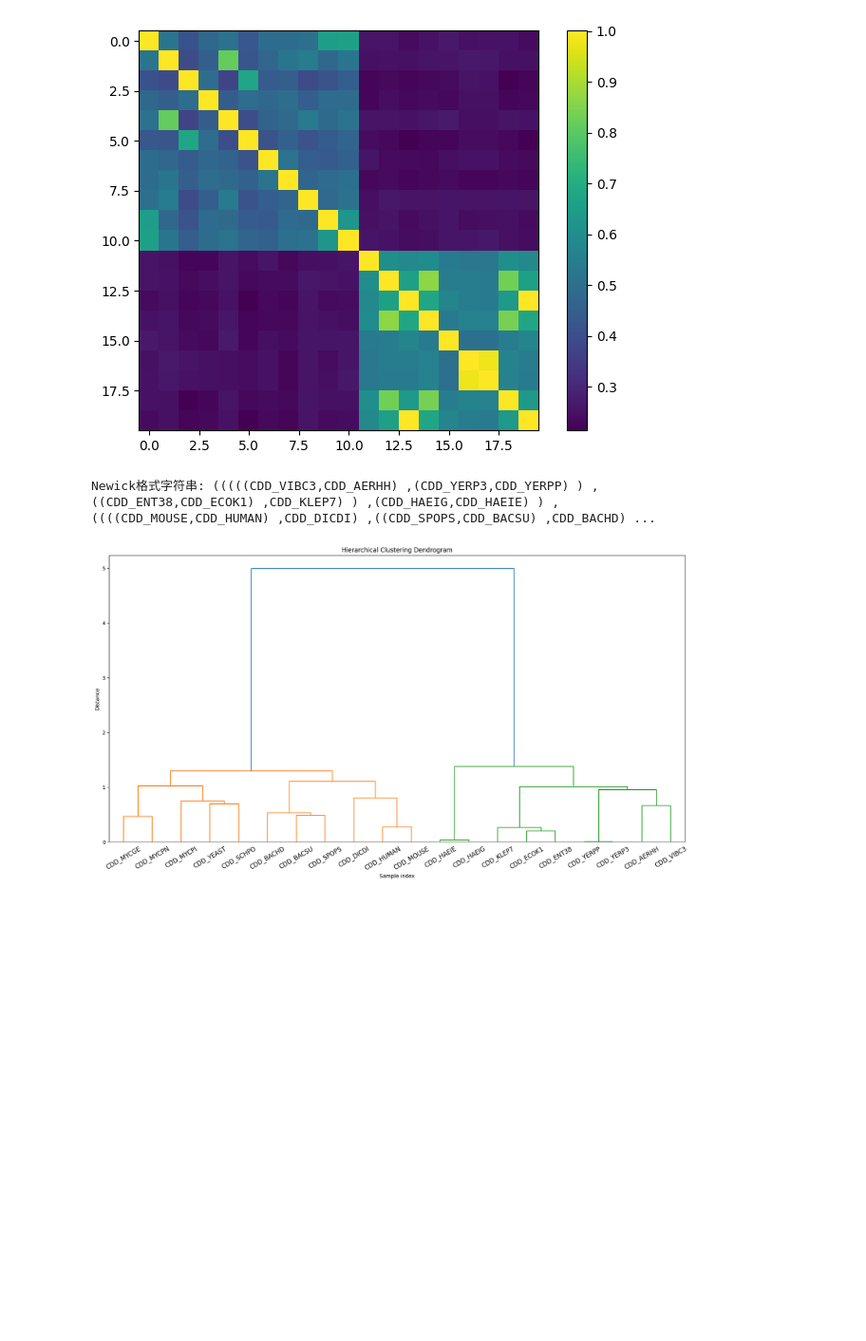
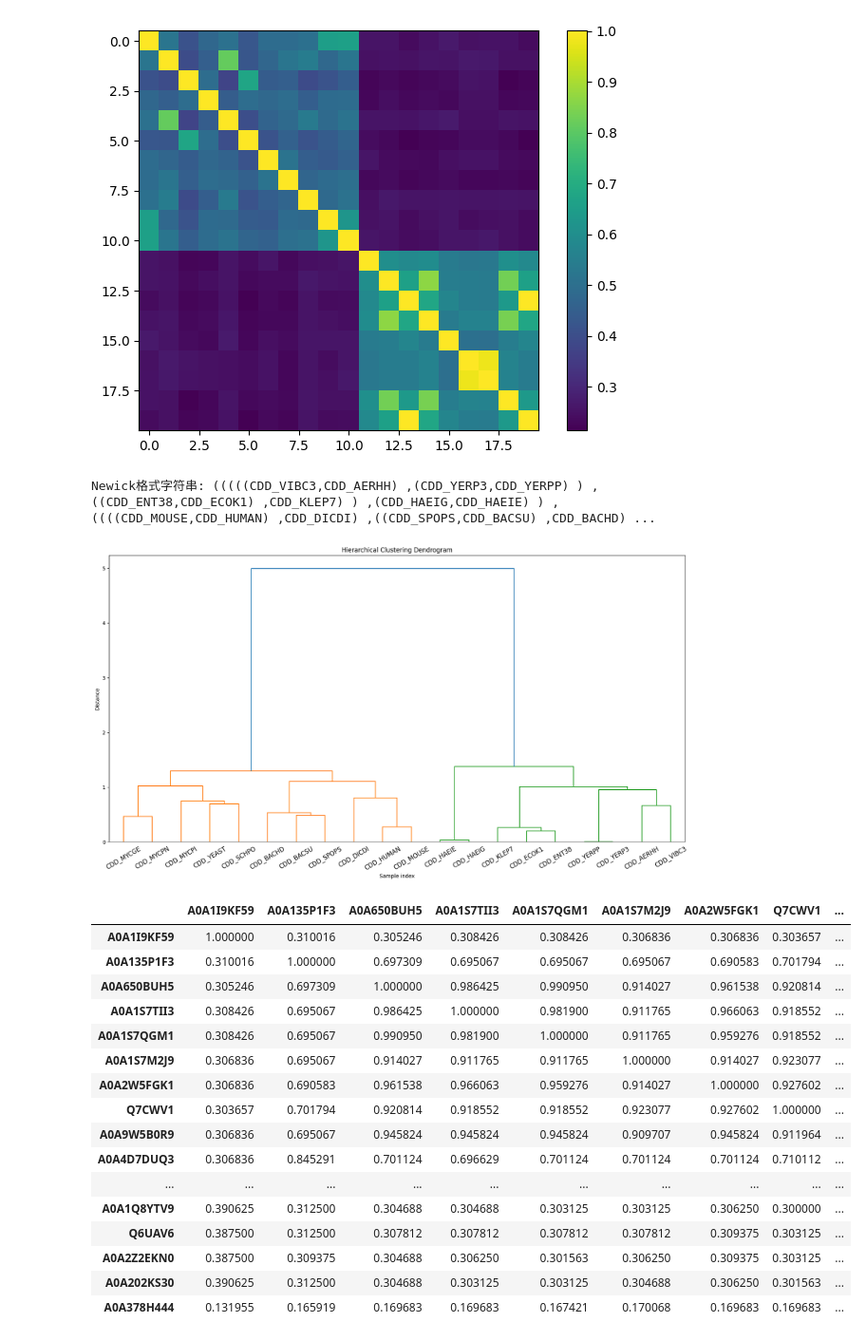
Before and after one commit to txdas/biotech, a Jupyter notebook: notebook/GEA/1.gea_cell.ipynb, the cells around one changed output. Shown at 95% size. Drawn from its saved outputs; the diff is of its cells as text; code cells hidden in the pictures; blank space fills up the shorter version.

```diff
--- a/notebook/GEA/1.gea_cell.ipynb
+++ b/notebook/GEA/1.gea_cell.ipynb
@@ -264,3 +264,88 @@ def add_legend(tree_style):
 add_legend(ts)
 # 绘制并显示树
 tree.show(tree_style=ts)
+# %%
+import numpy as np
+import pandas as pd
+import subprocess
+from Bio import pairwise2
+import tqdm
+import random
+
+random.seed(42)
+tlp = "/Users/john/data/protelomerase/{}"
+df = pd.read_excel(tlp.format("20240608.xlsx"))
+limit =60
+sequences=[ s for s in df["Sequence"].values][:limit]
+accessions=[ s for s in df["Entry"].values][:limit]
+# mpfam=dict([(v[1].uniprotId,v[1].pfam) for v in df[:limit].iterrows()])
+# 初始化相似度矩阵
+n = len(sequences)
+gnames=[v for v in df["Entry"].values][:limit]
+
+
+def simseq(i, j):
+    s1, s2 =sequences[i],sequences[j]
+    alignments = pairwise2.align.globalxx(s1, s2)
+    alignment = alignments[0]
+    score = alignment[2]
+    similarity = score / max(len(s1), len(s2))
+    return similarity
+
+
+def simpdb(i, j):
+    pdb1 = tlp.format(f"pdbs/{accessions[i]}.pdb")
+    pdb2 = tlp.format(f"pdbs/{accessions[j]}.pdb")
+    cmd = ['TMalign', pdb1, pdb2]
+    result = subprocess.run(cmd, capture_output=True, text=True)
+    output = result.stdout
+    for line in output.split('\n'):
+        if 'TM-score=' in line and 'if normalized by length of Chain_2' in line:
+            return line.strip().split()[1]
+    return 0
+
+def color_mapping(pfam):
+    # 将病毒属映射到不同的颜色
+    # 这里使用一个简单的随机颜色方案，你也可以使用其他更复杂的方案
+    return "#{:06x}".format(random.randint(0, 0xFFFFFF))
+
+
+
+similarity_matrix = np.zeros((n, n))
+
+# 计算两两之间的相似度
+for i in tqdm.tqdm(range(n)):
+    for j in range(i, n):
+        if i == j:
+            similarity_matrix[i, j] = 1.0
+        else:
+            similarity=simseq(i,j)
+            similarity_matrix[i, j] = similarity
+            similarity_matrix[j, i] = similarity
+
+# 创建pfam与颜色的映射关系
+# pfam_colors = {pfam: color_mapping(pfam) for pfam in set(mpfam.values()) if pfam}
+# unipro_colors={k:pfam_colors[mpfam[k]] for k in mpfam }
+
+# 打印相似度矩阵
+correlations = pd.DataFrame(data={gnames[i]:similarity_matrix[:][i] for i, g in enumerate(gnames)})
+correlations.index=gnames
+correlations
+# %% [output]
+|  | A0A1I9KF59 | A0A135P1F3 | A0A650BUH5 | A0A1S7TII3 | A0A1S7QGM1 | A0A1S7M2J9 | A0A2W5FGK1 | Q7CWV1 | ... |
+| A0A1I9KF59 | 1.000000 | 0.310016 | 0.305246 | 0.308426 | 0.308426 | 0.306836 | 0.306836 | 0.303657 | ... |
+| A0A135P1F3 | 0.310016 | 1.000000 | 0.697309 | 0.695067 | 0.695067 | 0.695067 | 0.690583 | 0.701794 | ... |
+| A0A650BUH5 | 0.305246 | 0.697309 | 1.000000 | 0.986425 | 0.990950 | 0.914027 | 0.961538 | 0.920814 | ... |
+| A0A1S7TII3 | 0.308426 | 0.695067 | 0.986425 | 1.000000 | 0.981900 | 0.911765 | 0.966063 | 0.918552 | ... |
+| A0A1S7QGM1 | 0.308426 | 0.695067 | 0.990950 | 0.981900 | 1.000000 | 0.911765 | 0.959276 | 0.918552 | ... |
+| A0A1S7M2J9 | 0.306836 | 0.695067 | 0.914027 | 0.911765 | 0.911765 | 1.000000 | 0.914027 | 0.923077 | ... |
+| A0A2W5FGK1 | 0.306836 | 0.690583 | 0.961538 | 0.966063 | 0.959276 | 0.914027 | 1.000000 | 0.927602 | ... |
+| Q7CWV1 | 0.303657 | 0.701794 | 0.920814 | 0.918552 | 0.918552 | 0.923077 | 0.927602 | 1.000000 | ... |
+| A0A9W5B0R9 | 0.306836 | 0.695067 | 0.945824 | 0.945824 | 0.945824 | 0.909707 | 0.945824 | 0.911964 | ... |
+| A0A4D7DUQ3 | 0.306836 | 0.845291 | 0.701124 | 0.696629 | 0.701124 | 0.701124 | 0.701124 | 0.710112 | ... |
+| ... | ... | ... | ... | ... | ... | ... | ... | ... | ... |
+| A0A1Q8YTV9 | 0.390625 | 0.312500 | 0.304688 | 0.304688 | 0.303125 | 0.303125 | 0.306250 | 0.300000 | ... |
+| Q6UAV6 | 0.387500 | 0.312500 | 0.307812 | 0.307812 | 0.307812 | 0.307812 | 0.309375 | 0.303125 | ... |
+| A0A2Z2EKN0 | 0.387500 | 0.309375 | 0.304688 | 0.306250 | 0.301563 | 0.306250 | 0.309375 | 0.303125 | ... |
+| A0A202KS30 | 0.390625 | 0.312500 | 0.304688 | 0.303125 | 0.303125 | 0.304688 | 0.306250 | 0.301563 | ... |
+| A0A378H444 | 0.131955 | 0.165919 | 0.169683 | 0.169683 | 0.167421 | 0.170068 | 0.169683 | 0.169683 | ... |
```
Also changed, not shown: parts of 2 cells of this notebook, 18 other files.
